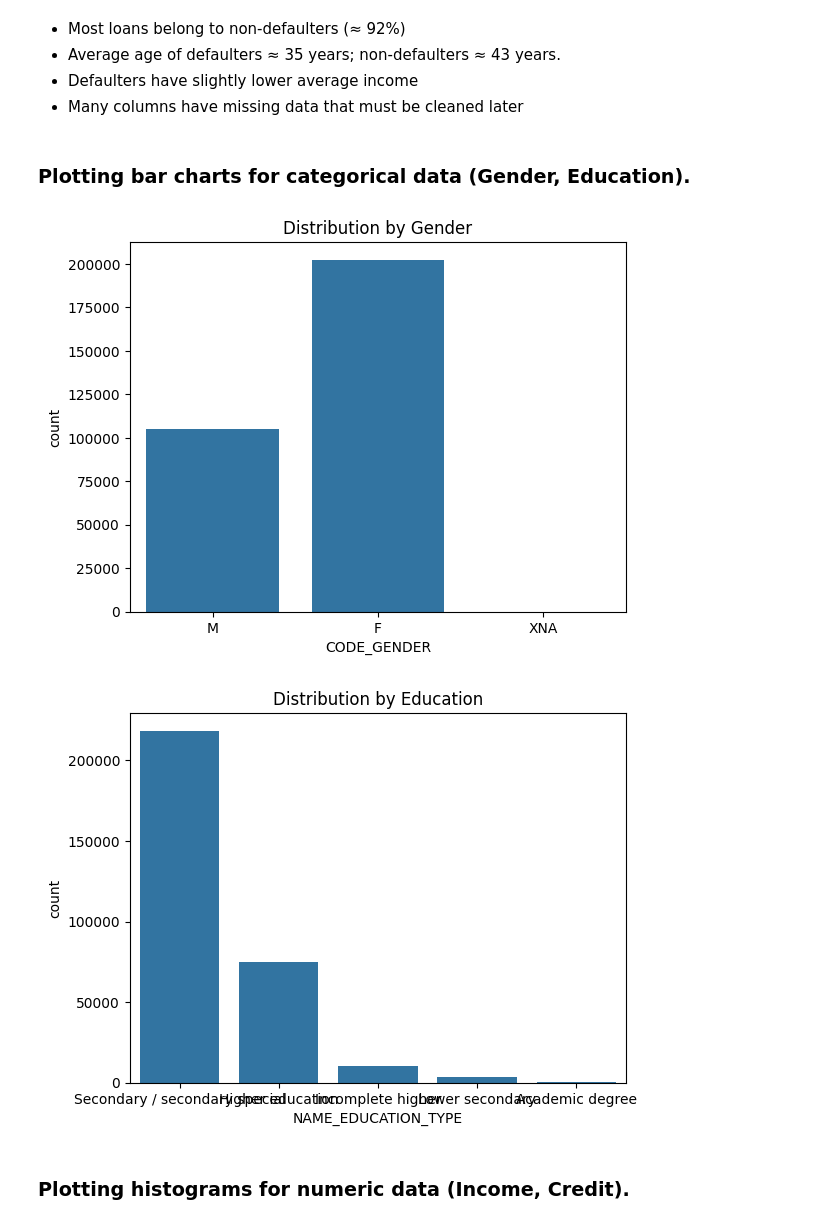
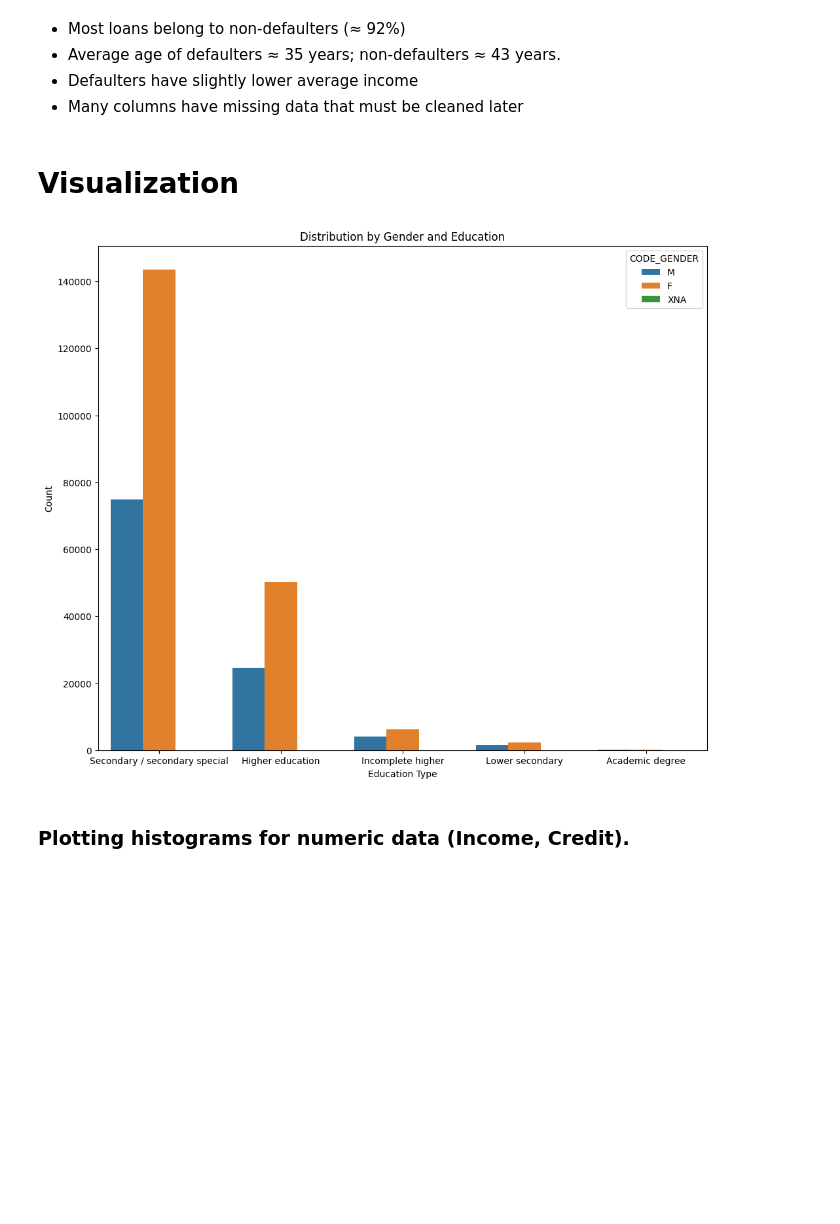
Before and after one commit to nandhakumar-v-19/Home-Loan-Default-Risk-Management, a Jupyter notebook: Home_Loan_Default_Risk_Management.ipynb, the cells around one changed output. Drawn from its saved outputs; the diff is of its cells as text; code cells hidden in the pictures; blank space fills up the shorter version.

```diff
--- a/Home_Loan_Default_Risk_Management.ipynb
+++ b/Home_Loan_Default_Risk_Management.ipynb
@@ -353,24 +342,23 @@ plt.show()
 *   Average age of defaulters ≈ 35 years; non-defaulters ≈ 43 years.
 *   Defaulters have slightly lower average income
 *    Many columns have missing data that must be cleaned later
+# %% [markdown]
+# **Visualization**
 # %%
 import pandas as pd
 import matplotlib.pyplot as plt
 import seaborn as sns
-# %% [markdown]
-### **Plotting bar charts for categorical data (Gender, Education).**
-# %%
-# Gender
-sns.countplot(x='CODE_GENDER', data=app_df)
-plt.title("Distribution by Gender")
-plt.show()
-
-# Education
-sns.countplot(x='NAME_EDUCATION_TYPE', data=app_df)
-plt.title("Distribution by Education")
-plt.show()
-# %% [output]
-[figure, removed]
-[figure, removed]
+# %%
+# Plotting bar charts for categorical data (Gender, Education).
+
+plt.figure(figsize=(12,10))
+sns.countplot(x='NAME_EDUCATION_TYPE', hue='CODE_GENDER', data=app_df)
+plt.title("Distribution by Gender and Education")
+plt.xlabel("Education Type")
+plt.ylabel("Count")
+plt.xticks(rotation=0)
+plt.show()
+# %% [output]
+[figure, added]
 # %% [markdown]
 ### **Plotting histograms for numeric data (Income, Credit).**
```
Also changed, not shown: parts of 14 cells of this notebook.
